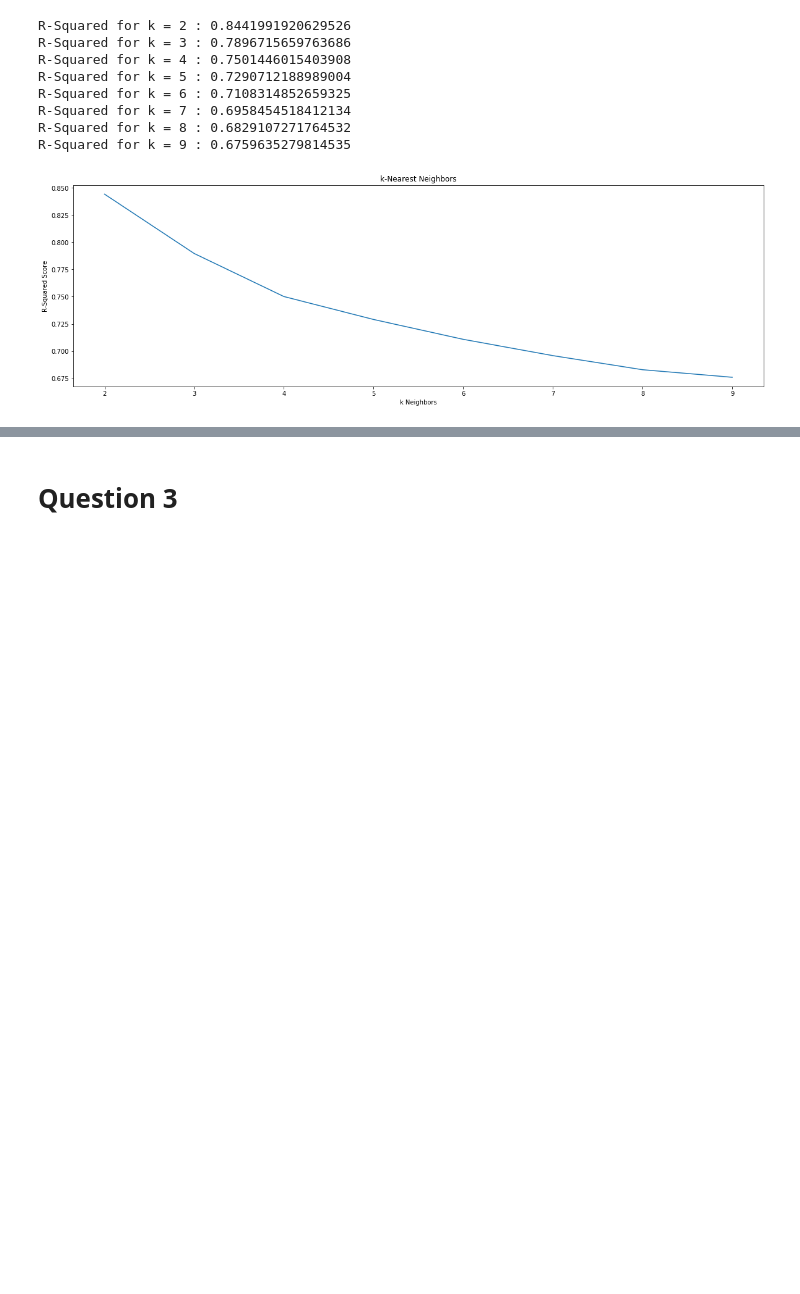
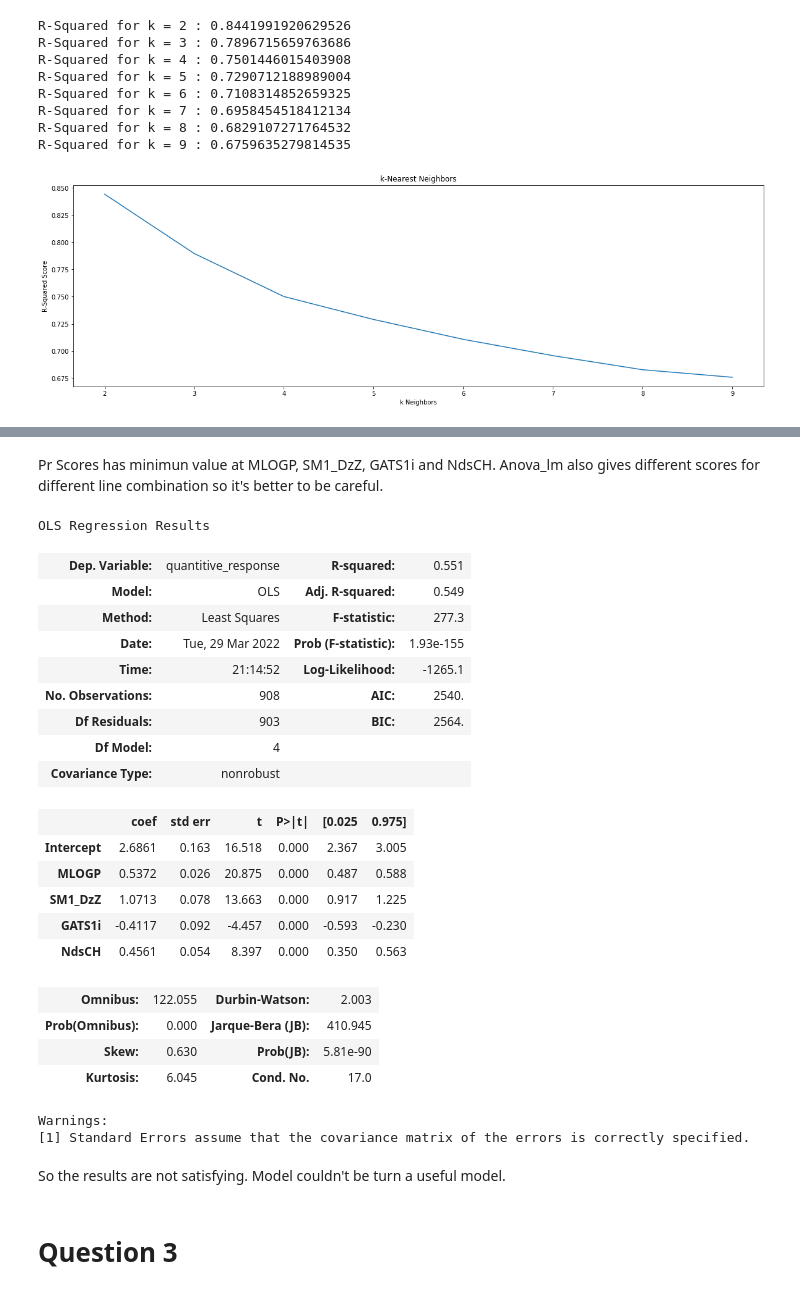
Before and after one commit to Teks5/2022-MAT555E, a Jupyter notebook: HW2/H2_Solutions_MuratTeksin.ipynb, the cells around one changed output, grey strips where cells are left out. Drawn from its saved outputs; the diff is of its cells as text; code cells hidden in the pictures; blank space fills up the shorter version.

```diff
--- a/HW2/H2_Solutions_MuratTeksin.ipynb
+++ b/HW2/H2_Solutions_MuratTeksin.ipynb
@@ -335,3 +359,33 @@ AttributeError: 'KNeighborsRegressor' object has no attribute 'model'
+# %% [markdown]
+Pr Scores has minimun value at MLOGP, SM1_DzZ, GATS1i and NdsCH. Anova_lm also gives different scores for different line combination so it's better to be careful.
+# %%
+model_2_new = ols('quantitive_response  ~ MLOGP + SM1_DzZ +  GATS1i + NdsCH ',fish).fit()
+model_2_new.summary()
+# %% [output]
+OLS Regression Results
+| Dep. Variable: | quantitive_response | R-squared: | 0.551 |
+| Model: | OLS | Adj. R-squared: | 0.549 |
+| Method: | Least Squares | F-statistic: | 277.3 |
+| Date: | Tue, 29 Mar 2022 | Prob (F-statistic): | 1.93e-155 |
+| Time: | 21:14:52 | Log-Likelihood: | -1265.1 |
+| No. Observations: | 908 | AIC: | 2540. |
+| Df Residuals: | 903 | BIC: | 2564. |
+| Df Model: | 4 |  |  |
+| Covariance Type: | nonrobust |  |  |
+|  | coef | std err | t | P>|t| | [0.025 | 0.975] |
+| Intercept | 2.6861 | 0.163 | 16.518 | 0.000 | 2.367 | 3.005 |
+| MLOGP | 0.5372 | 0.026 | 20.875 | 0.000 | 0.487 | 0.588 |
+| SM1_DzZ | 1.0713 | 0.078 | 13.663 | 0.000 | 0.917 | 1.225 |
+| GATS1i | -0.4117 | 0.092 | -4.457 | 0.000 | -0.593 | -0.230 |
+| NdsCH | 0.4561 | 0.054 | 8.397 | 0.000 | 0.350 | 0.563 |
+| Omnibus: | 122.055 | Durbin-Watson: | 2.003 |
+| Prob(Omnibus): | 0.000 | Jarque-Bera (JB): | 410.945 |
+| Skew: | 0.630 | Prob(JB): | 5.81e-90 |
+| Kurtosis: | 6.045 | Cond. No. | 17.0 |
+Warnings:
+[1] Standard Errors assume that the covariance matrix of the errors is correctly specified.
+# %% [markdown]
+So the results are not satisfying. Model couldn't be turn a useful model.
 # %% [markdown]
 # Question 3
 # %%
```
Also changed, not shown: parts of 14 cells of this notebook.
